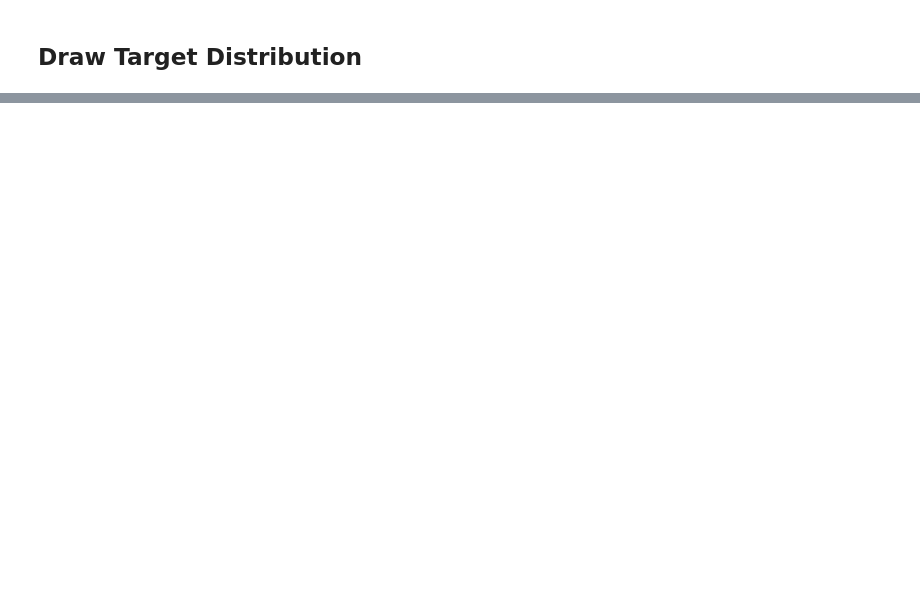
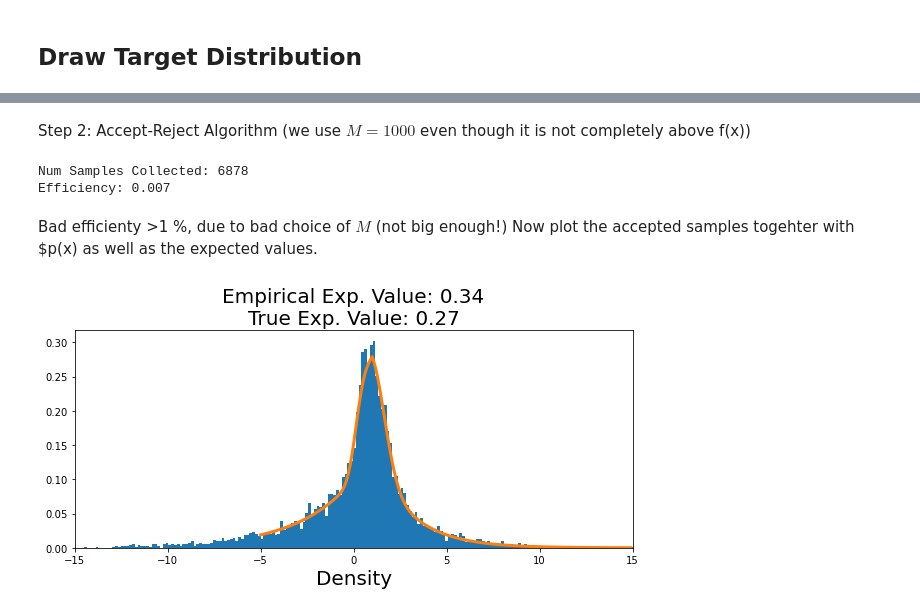
Before and after one commit to zqirui/mathematical_playground, a Jupyter notebook: MCMC.ipynb, the cells around one changed output, grey strips where cells are left out. Cells and saved outputs as stored; diff of their text form; code cells hidden in the pictures; blank space fills up the shorter version.

```diff
--- a/MCMC.ipynb
+++ b/MCMC.ipynb
@@ -79,4 +104,8 @@ plt.legend(['f(x)', 'p(x)'], fontsize=20)
 plt.xlabel('x', fontsize=20)
 plt.ylabel('f(x)', fontsize=20)
 plt.axvline(1, color='r', linestyle='--')
+
+#we want to find the true expected value of p(x) by drawing samples from f(x)
+TRUE_EXP = 1.94709 / NORM_CONST
+print(f"True Expected Value of p(x) = {TRUE_EXP}")
 # %% [output]
@@ -84,0 +159,49 @@ plt.axvline(1, color='r', linestyle='--')
+# %% [markdown]
+Step 2: Accept-Reject Algorithm (we use $M = 1000$ even though it is not completely above f(x))
+# %%
+def accept_reject_sampling(mu, sigma, M):
+
+    #collect all accepted samples here
+    samples = []
+
+    #try this many candidates
+    N = 1000000
+
+    for _ in range(N):
+        #sample a candidate
+        candidate = np.random.normal(mu, sigma)
+
+        #calculate probability of accepting this candidate
+        prob_accept = f(candidate) / (M*g(candidate, mu, sigma))
+
+        #accept with the calculated probability
+        if np.random.random() < prob_accept:
+            samples.append(candidate)
+
+    print("Num Samples Collected: %s"%len(samples)) # accepted candidates
+    print("Efficiency: %s"%round(len(samples) / N, 3)) # efficiency ratio based on iterations
+
+    return samples
+
+samples = accept_reject_sampling(mu=0, sigma=3, M=1000)
+# %% [output]
+Num Samples Collected: 6878
+Efficiency: 0.007
+# %% [markdown]
+Bad efficienty >1 %, due to bad choice of $M$ (not big enough!)
+Now plot the accepted samples togehter with $p(x) as well as the expected values.
+# %%
+def plot_density(samples):
+
+    plt.figure(figsize=(10,4))
+    plt.hist(samples, bins=200, density=True)
+    plt.xlabel('x', fontsize=20)
+    plt.xlabel('Density', fontsize=20)
+    plt.plot(x_vals, [f/NORM_CONST for f in f_vals], linewidth=3)
+    plt.xlim(-15,15)
+
+    plt.title('Empirical Exp. Value: %s\nTrue Exp. Value: %s'%(round(np.mean(samples), 2), round(np.mean(TRUE_EXP), 2)), fontsize=20)
+
+plot_density(samples)
+# %% [output]
+[figure, added]
```
Also changed, not shown: parts of 15 cells of this notebook.
